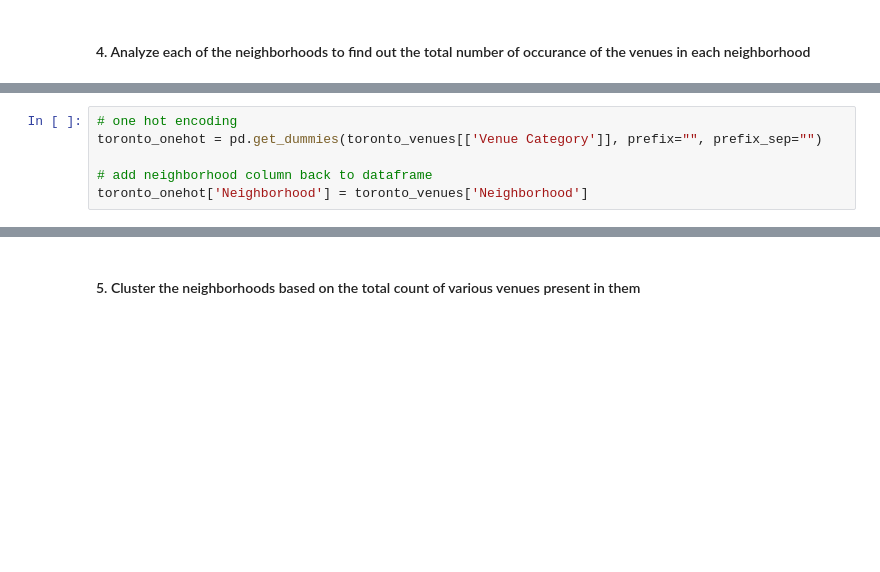
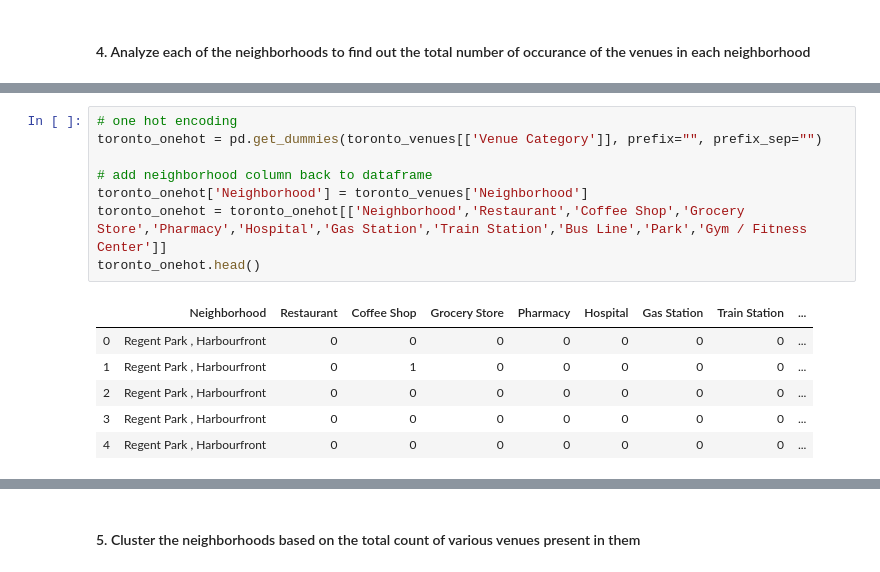
Before and after one commit to sdutt9i/Applied-DS-Capstone-Project, a Jupyter notebook: Capstone Project - Week 3 - Part 3.ipynb, the cells around one changed output, grey strips where cells are left out. Cells and saved outputs as stored; diff of their text form; blank space fills up the shorter version.

```diff
--- a/Capstone Project - Week 3 - Part 3.ipynb
+++ b/Capstone Project - Week 3 - Part 3.ipynb
@@ -170,8 +170,17 @@ toronto_venues.head()
 # %%
 # one hot encoding
 toronto_onehot = pd.get_dummies(toronto_venues[['Venue Category']], prefix="", prefix_sep="")
 
 # add neighborhood column back to dataframe
 toronto_onehot['Neighborhood'] = toronto_venues['Neighborhood']
+toronto_onehot = toronto_onehot[['Neighborhood','Restaurant','Coffee Shop','Grocery Store','Pharmacy','Hospital','Gas Station','Train Station','Bus Line','Park','Gym / Fitness Center']]
+toronto_onehot.head()
+# %% [output]
+|  | Neighborhood | Restaurant | Coffee Shop | Grocery Store | Pharmacy | Hospital | Gas Station | Train Station | ... |
+| 0 | Regent Park , Harbourfront | 0 | 0 | 0 | 0 | 0 | 0 | 0 | ... |
+| 1 | Regent Park , Harbourfront | 0 | 1 | 0 | 0 | 0 | 0 | 0 | ... |
+| 2 | Regent Park , Harbourfront | 0 | 0 | 0 | 0 | 0 | 0 | 0 | ... |
+| 3 | Regent Park , Harbourfront | 0 | 0 | 0 | 0 | 0 | 0 | 0 | ... |
+| 4 | Regent Park , Harbourfront | 0 | 0 | 0 | 0 | 0 | 0 | 0 | ... |
 # %%
 toronto_grouped = toronto_onehot.groupby('Neighborhood').sum().reset_index()
```
Also changed, not shown: parts of 6 cells of this notebook.
